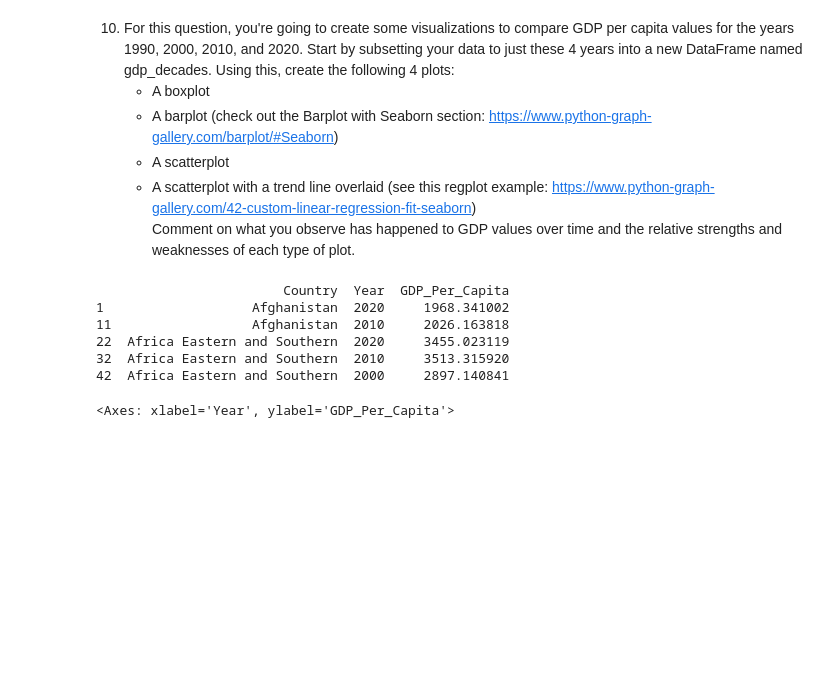
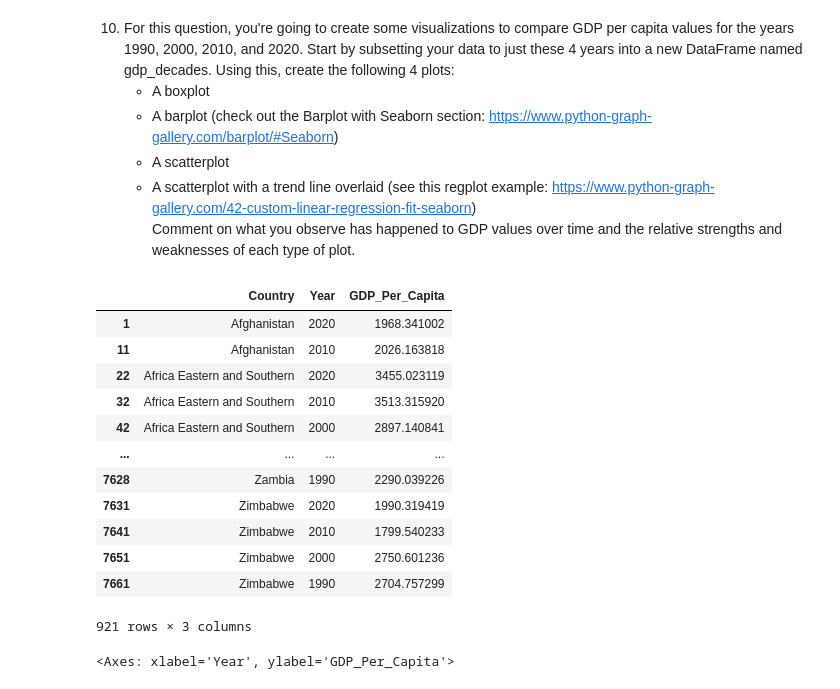
Before and after one commit to NSS-Data-Analytics-Cohort-10/gdp-and-internet-usage-Daniel-Hoover, a Jupyter notebook: Notebooks/un_project.ipynb, the cells around one changed output. Saved outputs shown, nothing was run; the diff lists cells and outputs as text; code cells hidden in the pictures; blank space fills up the shorter version.

```diff
--- a/Notebooks/un_project.ipynb
+++ b/Notebooks/un_project.ipynb
@@ -165,14 +165,21 @@ print(median2020)
 Comment on what you observe has happened to GDP values over time and the relative strengths and weaknesses of each type of plot.
 # %%
 gdp_decades = gdp_df[gdp_df['Year'].isin([1990, 2000, 2010, 2020])]
-print(gdp_decades.head())
+gdp_decades
 # %% [output]
+|  | Country | Year | GDP_Per_Capita |
+| 1 | Afghanistan | 2020 | 1968.341002 |
+| 11 | Afghanistan | 2010 | 2026.163818 |
+| 22 | Africa Eastern and Southern | 2020 | 3455.023119 |
+| 32 | Africa Eastern and Southern | 2010 | 3513.315920 |
+| 42 | Africa Eastern and Southern | 2000 | 2897.140841 |
+| ... | ... | ... | ... |
+| 7628 | Zambia | 1990 | 2290.039226 |
+| 7631 | Zimbabwe | 2020 | 1990.319419 |
+| 7641 | Zimbabwe | 2010 | 1799.540233 |
+| 7651 | Zimbabwe | 2000 | 2750.601236 |
+| 7661 | Zimbabwe | 1990 | 2704.757299 |
-                        Country  Year  GDP_Per_Capita
-1                   Afghanistan  2020     1968.341002
-11                  Afghanistan  2010     2026.163818
-22  Africa Eastern and Southern  2020     3455.023119
-32  Africa Eastern and Southern  2010     3513.315920
-42  Africa Eastern and Southern  2000     2897.140841
+921 rows × 3 columns
 # %%
 sns.boxplot(x=gdp_decades['Year'], y=gdp_decades['GDP_Per_Capita'])
 # %% [output]
```
Also changed, not shown: parts of 16 cells of this notebook.
